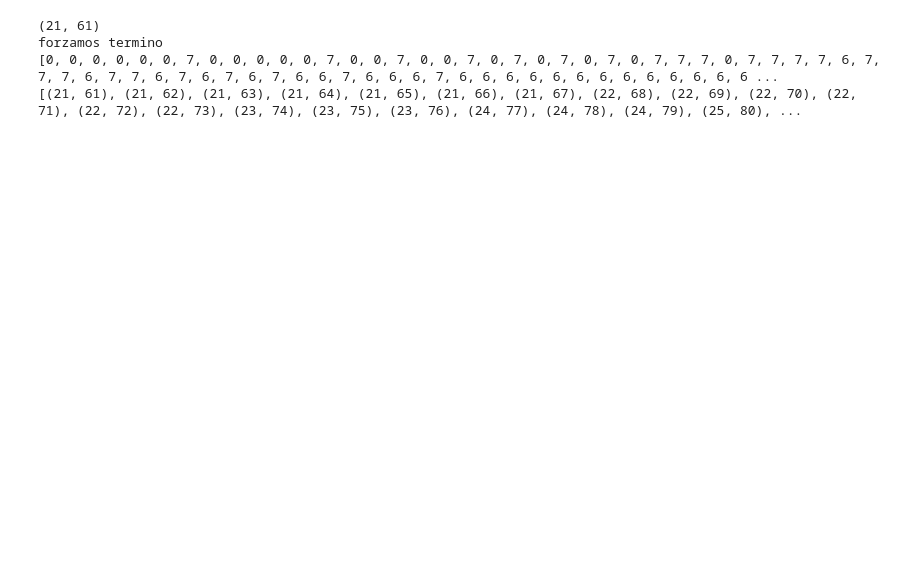
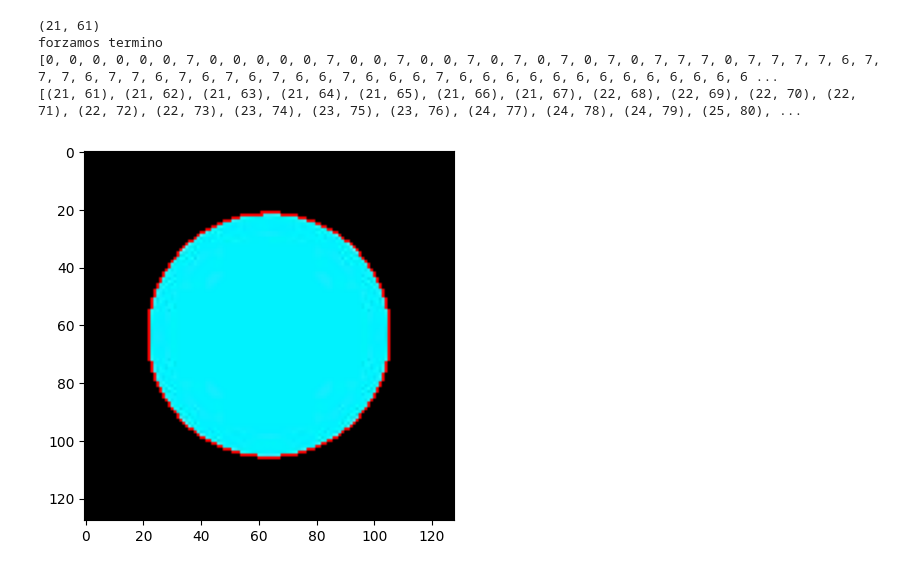
Before and after one commit to DiegoCastr00/VisionArtificial, a Jupyter notebook: main.ipynb, the cells around one changed output. Cells and saved outputs as stored; diff of their text form; code cells hidden in the pictures; blank space fills up the shorter version.

```diff
--- a/main.ipynb
+++ b/main.ipynb
@@ -39,3 +39,8 @@ print(borderCircle)
 forzamos termino
 [0, 0, 0, 0, 0, 0, 7, 0, 0, 0, 0, 0, 7, 0, 0, 7, 0, 0, 7, 0, 7, 0, 7, 0, 7, 0, 7, 7, 7, 0, 7, 7, 7, 7, 6, 7, 7, 7, 6, 7, 7, 6, 7, 6, 7, 6, 7, 6, 6, 7, 6, 6, 6, 7, 6, 6, 6, 6, 6, 6, 6, 6, 6, 6, 6, 6, 6 ...
 [(21, 61), (21, 62), (21, 63), (21, 64), (21, 65), (21, 66), (21, 67), (22, 68), (22, 69), (22, 70), (22, 71), (22, 72), (22, 73), (23, 74), (23, 75), (23, 76), (24, 77), (24, 78), (24, 79), (25, 80), ...
+# %%
+from bordes import replaceColor
+replaceColor(masked, borderCircle, (255,0,0))
+# %% [output]
+[figure, added]
```
Also changed, not shown: parts of 1 cell of this notebook.
